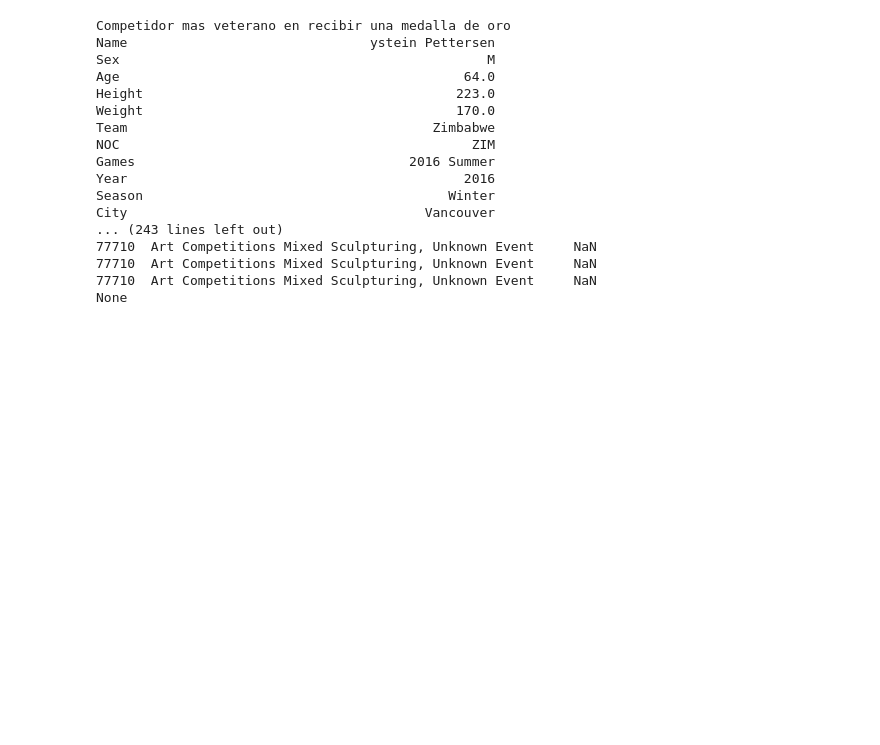
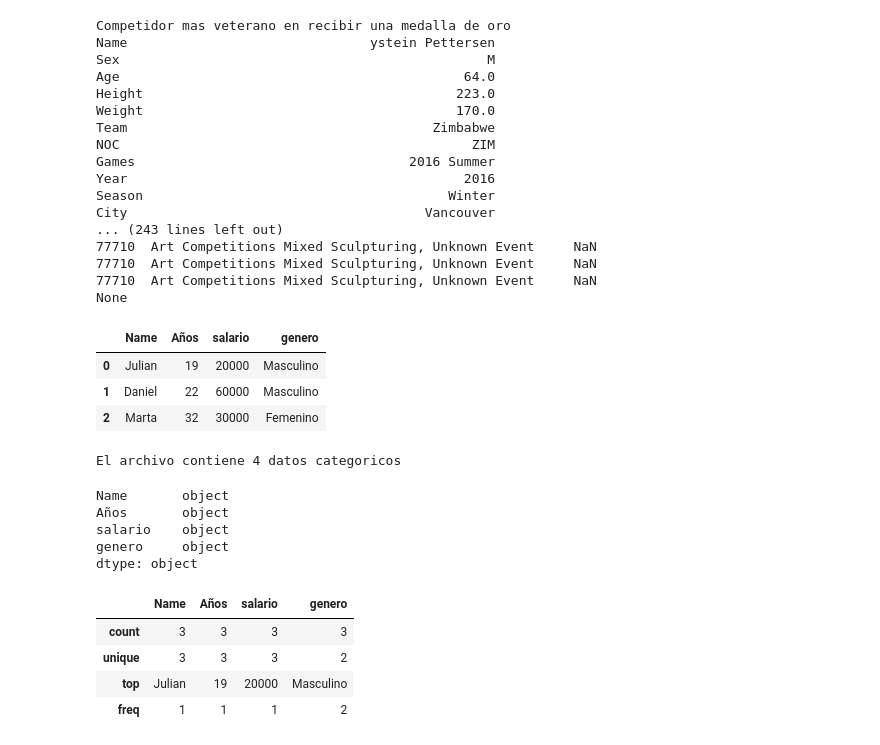
Before and after one commit to DanielCamposNeo/lesson-One, a Jupyter notebook: pruebas.ipynb, the cells around one changed output. Saved outputs shown, nothing was run; the diff lists cells and outputs as text; code cells hidden in the pictures; blank space fills up the shorter version.

```diff
--- a/pruebas.ipynb
+++ b/pruebas.ipynb
@@ -2147,3 +2147,55 @@ City                                      Vancouver
 77710  Art Competitions Mixed Sculpturing, Unknown Event     NaN
 77710  Art Competitions Mixed Sculpturing, Unknown Event     NaN
 None
+# %%
+import pandas as pd
+import numpy as np
+
+dicci = {
+    "Name" : ["Julian","Daniel","Marta"],
+    "Años" : ["19","22","32"],
+    "salario" : ["20000","60000","30000"],
+    "genero" : ["Masculino","Masculino","Femenino"]
+}
+
+data = pd.DataFrame(dicci)
+data.head()
+# %% [output]
+|  | Name | Años | salario | genero |
+| 0 | Julian | 19 | 20000 | Masculino |
+| 1 | Daniel | 22 | 60000 | Masculino |
+| 2 | Marta | 32 | 30000 | Femenino |
+# %%
+import pandas as pd
+import numpy as np
+
+dicci = {
+    "Name" : ["Julian","Daniel","Marta"],
+    "Años" : ["19","22","32"],
+    "salario" : ["20000","60000","30000"],
+    "genero" : ["Masculino","Masculino","Femenino"]
+}
+
+data = pd.DataFrame(dicci)
+data.head()
+
+datos_Categoricos = data.select_dtypes(exclude=[np.number])
+print("El archivo contiene {} datos categoricos".format(datos_Categoricos.shape[1]))
+# %% [output]
+El archivo contiene 4 datos categoricos
+# %%
+data.dtypes
+# %% [output]
+Name       object
+Años       object
+salario    object
+genero     object
+dtype: object
+# %%
+data.describe()
+# %% [output]
+|  | Name | Años | salario | genero |
+| count | 3 | 3 | 3 | 3 |
+| unique | 3 | 3 | 3 | 2 |
+| top | Julian | 19 | 20000 | Masculino |
+| freq | 1 | 1 | 1 | 2 |
```
Also changed, not shown: parts of 55 cells of this notebook, 1 other file.
